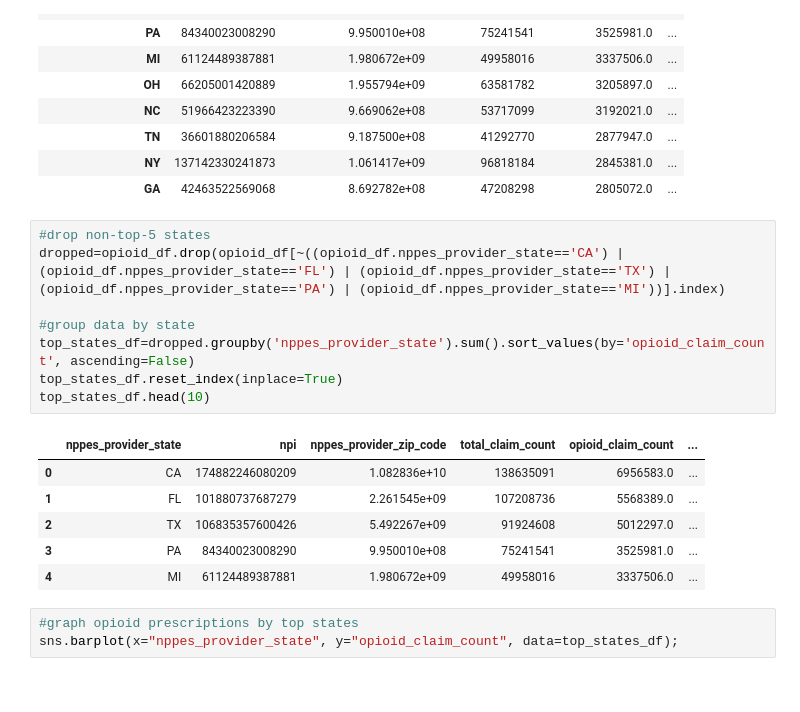
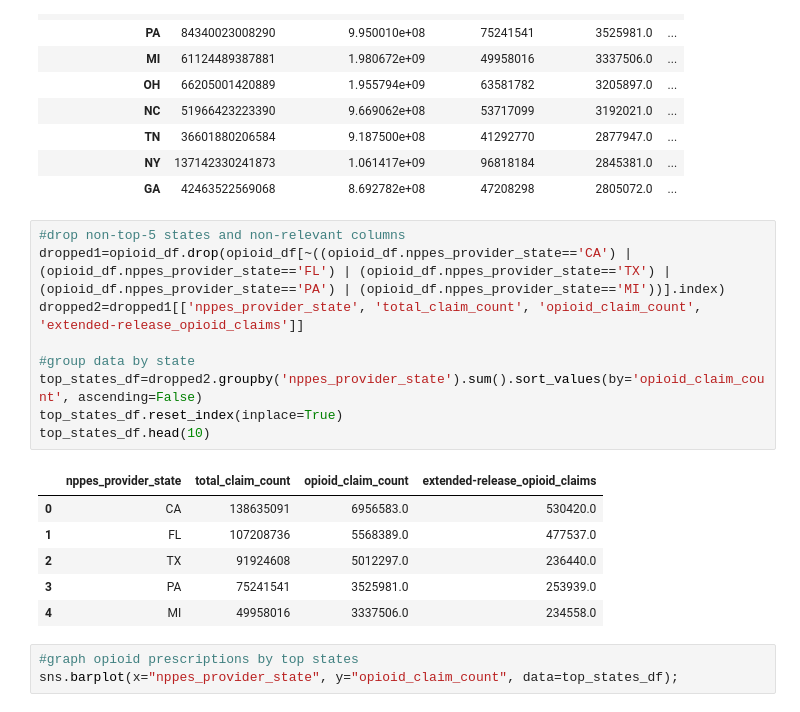
Before and after one commit to usmanakhter/cms_opioid, a Jupyter notebook: opioid_prescribing.ipynb, the cells around one changed output. Saved outputs shown, nothing was run; the diff lists cells and outputs as text.

```diff
--- a/opioid_prescribing.ipynb
+++ b/opioid_prescribing.ipynb
@@ -109,20 +115,21 @@ opioid_df.groupby('nppes_provider_state').sum().sort_values(by='opioid_claim_cou
 | NY | 137142330241873 | 1.061417e+09 | 96818184 | 2845381.0 | ... |
 | GA | 42463522569068 | 8.692782e+08 | 47208298 | 2805072.0 | ... |
 # %%
-#drop non-top-5 states
-dropped=opioid_df.drop(opioid_df[~((opioid_df.nppes_provider_state=='CA') | (opioid_df.nppes_provider_state=='FL') | (opioid_df.nppes_provider_state=='TX') | (opioid_df.nppes_provider_state=='PA') | (opioid_df.nppes_provider_state=='MI'))].index)
+#drop non-top-5 states and non-relevant columns
+dropped1=opioid_df.drop(opioid_df[~((opioid_df.nppes_provider_state=='CA') | (opioid_df.nppes_provider_state=='FL') | (opioid_df.nppes_provider_state=='TX') | (opioid_df.nppes_provider_state=='PA') | (opioid_df.nppes_provider_state=='MI'))].index)
+dropped2=dropped1[['nppes_provider_state', 'total_claim_count', 'opioid_claim_count', 'extended-release_opioid_claims']]
 
 #group data by state
-top_states_df=dropped.groupby('nppes_provider_state').sum().sort_values(by='opioid_claim_count', ascending=False)
+top_states_df=dropped2.groupby('nppes_provider_state').sum().sort_values(by='opioid_claim_count', ascending=False)
 top_states_df.reset_index(inplace=True)
 top_states_df.head(10)
 # %% [output]
-|  | nppes_provider_state | npi | nppes_provider_zip_code | total_claim_count | opioid_claim_count | ... |
-| 0 | CA | 174882246080209 | 1.082836e+10 | 138635091 | 6956583.0 | ... |
-| 1 | FL | 101880737687279 | 2.261545e+09 | 107208736 | 5568389.0 | ... |
-| 2 | TX | 106835357600426 | 5.492267e+09 | 91924608 | 5012297.0 | ... |
-| 3 | PA | 84340023008290 | 9.950010e+08 | 75241541 | 3525981.0 | ... |
-| 4 | MI | 61124489387881 | 1.980672e+09 | 49958016 | 3337506.0 | ... |
+|  | nppes_provider_state | total_claim_count | opioid_claim_count | extended-release_opioid_claims |
+| 0 | CA | 138635091 | 6956583.0 | 530420.0 |
+| 1 | FL | 107208736 | 5568389.0 | 477537.0 |
+| 2 | TX | 91924608 | 5012297.0 | 236440.0 |
+| 3 | PA | 75241541 | 3525981.0 | 253939.0 |
+| 4 | MI | 49958016 | 3337506.0 | 234558.0 |
 # %%
 #graph opioid prescriptions by top states
 sns.barplot(x="nppes_provider_state", y="opioid_claim_count", data=top_states_df);
```
Also changed, not shown: parts of 7 cells of this notebook.
